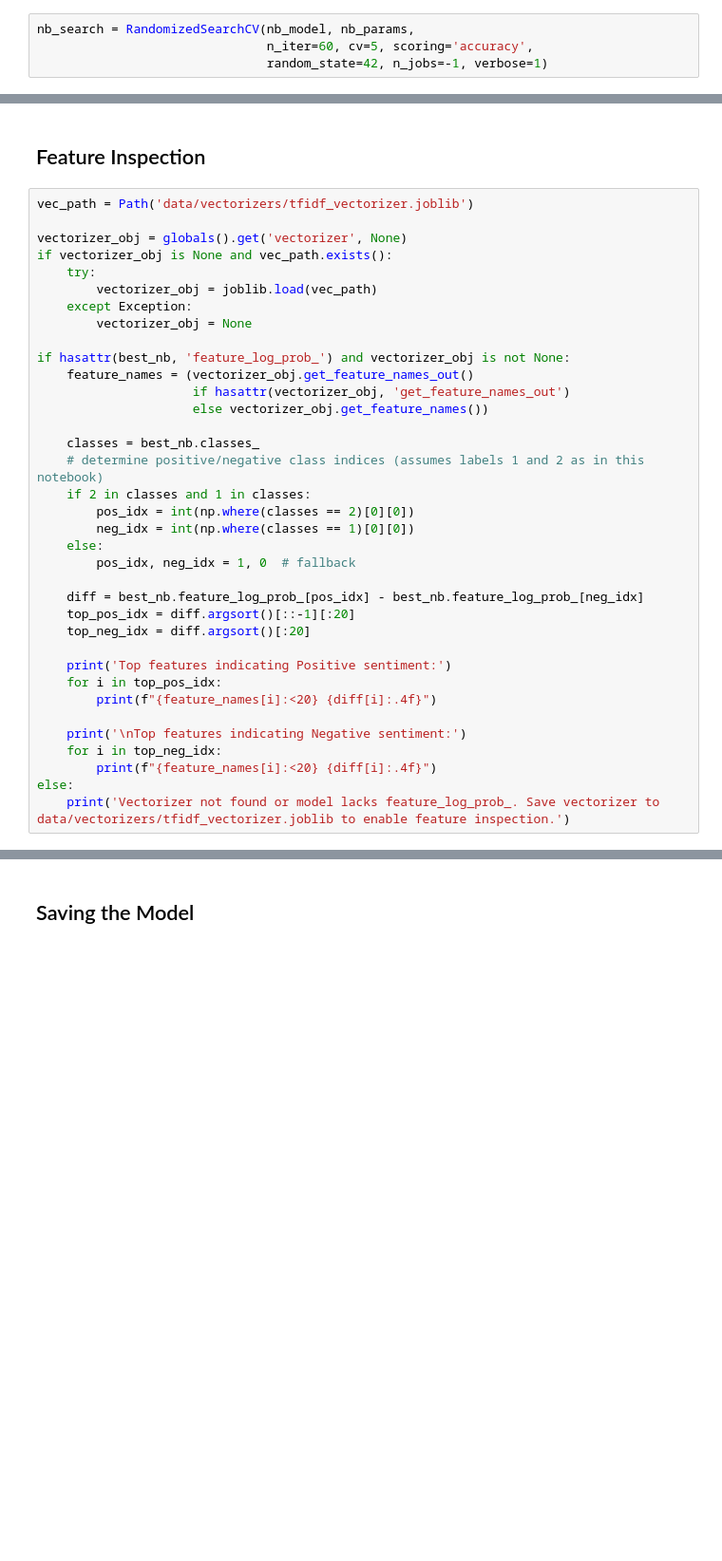
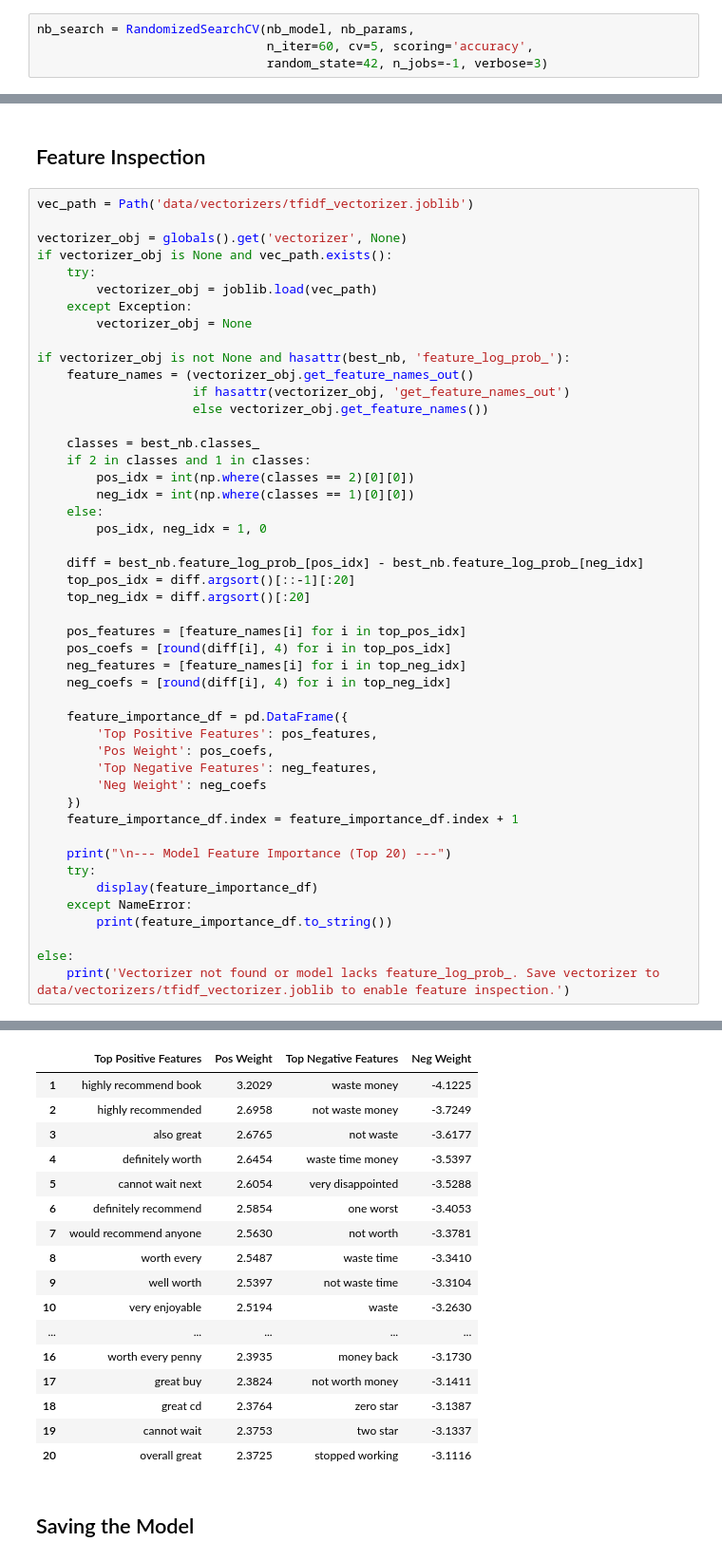
Before and after one commit to elsayedelmandoh/sentiment-sleuth, a Jupyter notebook: notebooks/06_naive_bayes.ipynb, the cells around one changed output, grey strips where cells are left out. Shown at 95% size. Saved outputs shown, nothing was run; the diff lists cells and outputs as text; blank space fills up the shorter version.

```diff
--- a/notebooks/06_naive_bayes.ipynb
+++ b/notebooks/06_naive_bayes.ipynb
@@ -67,7 +67,7 @@ Initialize RandomizedSearchCV (3-fold cross-validation acts as our validation se
 # %%
 nb_search = RandomizedSearchCV(nb_model, nb_params,
                                n_iter=60, cv=5, scoring='accuracy',
-                               random_state=42, n_jobs=-1, verbose=1)
+                               random_state=42, n_jobs=-1, verbose=3)
 # %% [markdown]
 Extract best models
 # %%
@@ -222,30 +234,41 @@ if vectorizer_obj is None and vec_path.exists():
     except Exception:
         vectorizer_obj = None
 
-if hasattr(best_nb, 'feature_log_prob_') and vectorizer_obj is not None:
+if vectorizer_obj is not None and hasattr(best_nb, 'feature_log_prob_'):
     feature_names = (vectorizer_obj.get_feature_names_out()
                      if hasattr(vectorizer_obj, 'get_feature_names_out')
                      else vectorizer_obj.get_feature_names())
 
     classes = best_nb.classes_
-    # determine positive/negative class indices (assumes labels 1 and 2 as in this notebook)
     if 2 in classes and 1 in classes:
         pos_idx = int(np.where(classes == 2)[0][0])
         neg_idx = int(np.where(classes == 1)[0][0])
     else:
-        pos_idx, neg_idx = 1, 0  # fallback
+        pos_idx, neg_idx = 1, 0
 
     diff = best_nb.feature_log_prob_[pos_idx] - best_nb.feature_log_prob_[neg_idx]
     top_pos_idx = diff.argsort()[::-1][:20]
     top_neg_idx = diff.argsort()[:20]
 
-    print('Top features indicating Positive sentiment:')
-    for i in top_pos_idx:
-        print(f"{feature_names[i]:<20} {diff[i]:.4f}")
+    pos_features = [feature_names[i] for i in top_pos_idx]
+    pos_coefs = [round(diff[i], 4) for i in top_pos_idx]
+    neg_features = [feature_names[i] for i in top_neg_idx]
+    neg_coefs = [round(diff[i], 4) for i in top_neg_idx]
 
-    print('\nTop features indicating Negative sentiment:')
-    for i in top_neg_idx:
-        print(f"{feature_names[i]:<20} {diff[i]:.4f}")
+    feature_importance_df = pd.DataFrame({
+        'Top Positive Features': pos_features,
+        'Pos Weight': pos_coefs,
+        'Top Negative Features': neg_features,
+        'Neg Weight': neg_coefs
+    })
+    feature_importance_df.index = feature_importance_df.index + 1
+
+    print("\n--- Model Feature Importance (Top 20) ---")
+    try:
+        display(feature_importance_df)
+    except NameError:
+        print(feature_importance_df.to_string())
+
 else:
     print('Vectorizer not found or model lacks feature_log_prob_. Save vectorizer to data/vectorizers/tfidf_vectorizer.joblib to enable feature inspection.')
 # %% [output]
@@ -269,3 +276,20 @@ money           -6.6159
+|  | Top Positive Features | Pos Weight | Top Negative Features | Neg Weight |
+| 1 | highly recommend book | 3.2029 | waste money | -4.1225 |
+| 2 | highly recommended | 2.6958 | not waste money | -3.7249 |
+| 3 | also great | 2.6765 | not waste | -3.6177 |
+| 4 | definitely worth | 2.6454 | waste time money | -3.5397 |
+| 5 | cannot wait next | 2.6054 | very disappointed | -3.5288 |
+| 6 | definitely recommend | 2.5854 | one worst | -3.4053 |
+| 7 | would recommend anyone | 2.5630 | not worth | -3.3781 |
+| 8 | worth every | 2.5487 | waste time | -3.3410 |
+| 9 | well worth | 2.5397 | not waste time | -3.3104 |
+| 10 | very enjoyable | 2.5194 | waste | -3.2630 |
+| ... | ... | ... | ... | ... |
+| 16 | worth every penny | 2.3935 | money back | -3.1730 |
+| 17 | great buy | 2.3824 | not worth money | -3.1411 |
+| 18 | great cd | 2.3764 | zero star | -3.1387 |
+| 19 | cannot wait | 2.3753 | two star | -3.1337 |
+| 20 | overall great | 2.3725 | stopped working | -3.1116 |
 # %% [markdown]
 ## Saving the Model
 # %%
```
Also changed, not shown: parts of 11 cells of this notebook, 3 other files.
